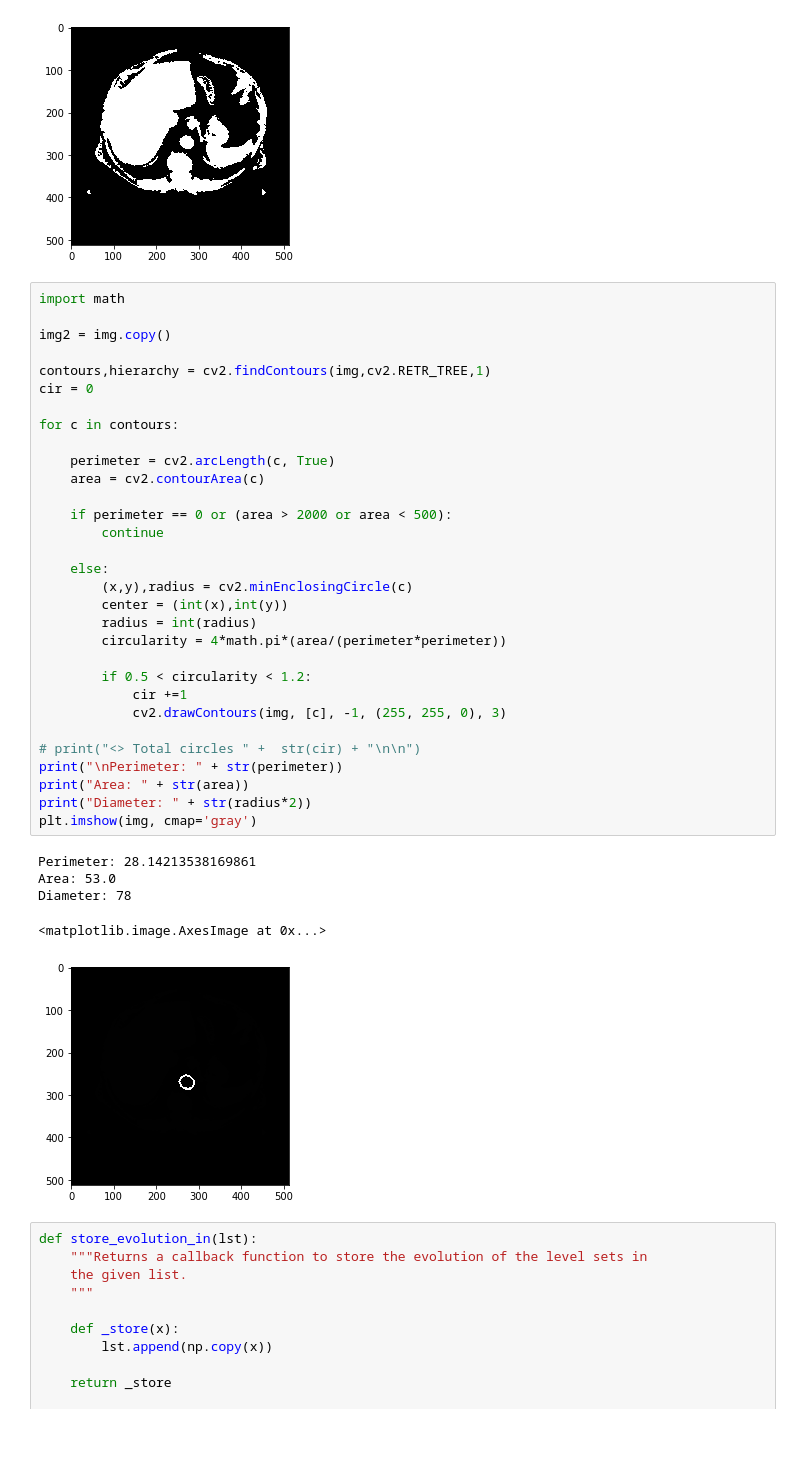
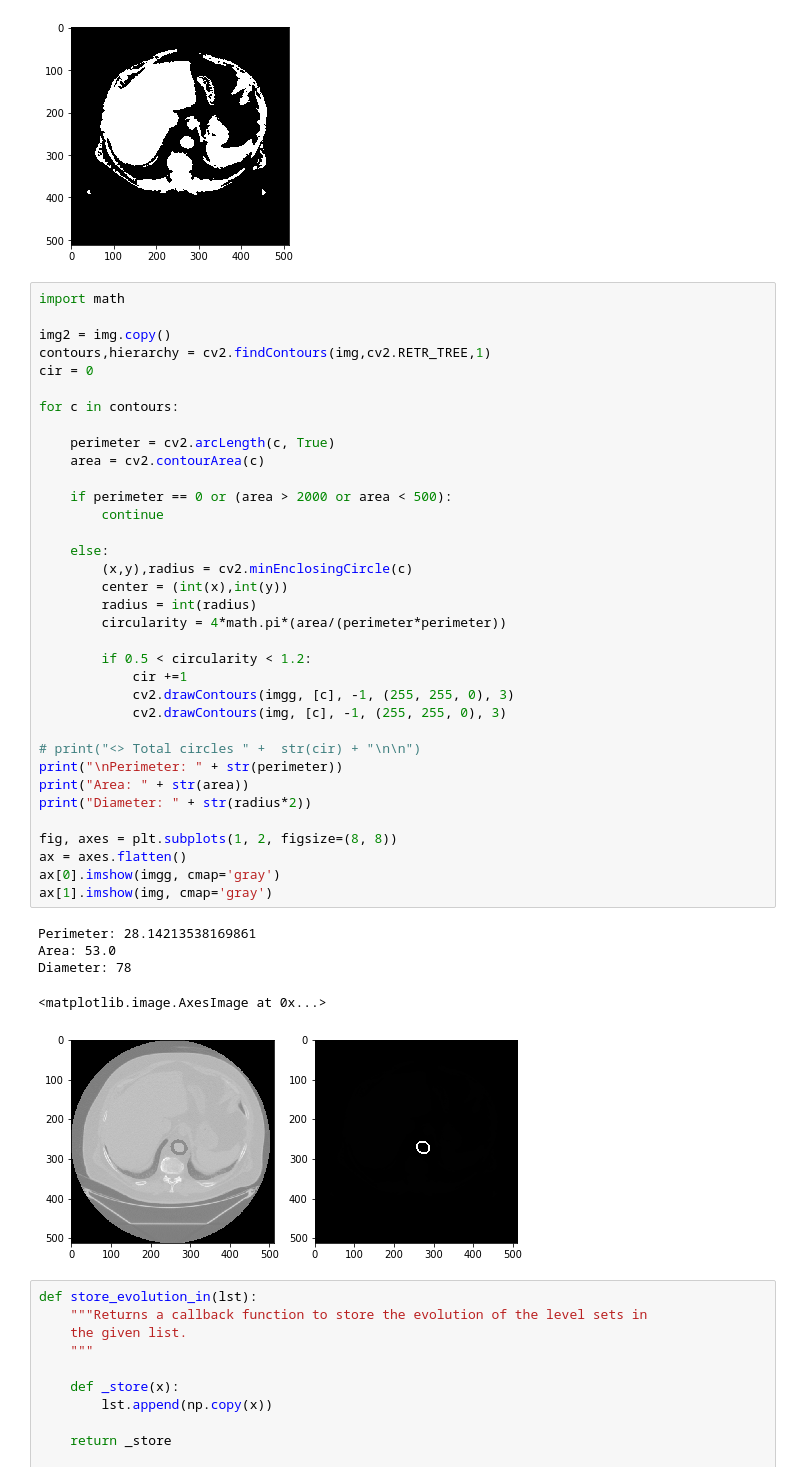
Before and after one commit to IUCVLab/ctscan, a Jupyter notebook: Aorta Segmentation of CT scan Images.ipynb, the cells around one changed output. Cells and saved outputs as stored; diff of their text form; blank space fills up the shorter version.

```diff
--- a/Aorta Segmentation of CT scan Images.ipynb
+++ b/Aorta Segmentation of CT scan Images.ipynb
@@ -117,39 +114,43 @@ plt.imshow(img, cmap='gray')
 import math
 
 img2 = img.copy()
-
 contours,hierarchy = cv2.findContours(img,cv2.RETR_TREE,1)
 cir = 0
 
 for c in contours:
 
     perimeter = cv2.arcLength(c, True)
     area = cv2.contourArea(c)
 
     if perimeter == 0 or (area > 2000 or area < 500):
         continue
 
     else:
         (x,y),radius = cv2.minEnclosingCircle(c)
         center = (int(x),int(y))
         radius = int(radius)
         circularity = 4*math.pi*(area/(perimeter*perimeter))
 
         if 0.5 < circularity < 1.2:
             cir +=1
+            cv2.drawContours(imgg, [c], -1, (255, 255, 0), 3)
             cv2.drawContours(img, [c], -1, (255, 255, 0), 3)
 
 # print("<> Total circles " +  str(cir) + "\n\n")
 print("\nPerimeter: " + str(perimeter))
 print("Area: " + str(area))
 print("Diameter: " + str(radius*2))
-plt.imshow(img, cmap='gray')
+
+fig, axes = plt.subplots(1, 2, figsize=(8, 8))
+ax = axes.flatten()
+ax[0].imshow(imgg, cmap='gray')
+ax[1].imshow(img, cmap='gray')
 # %% [output]
 Perimeter: 28.14213538169861
 Area: 53.0
 Diameter: 78
 <matplotlib.image.AxesImage at 0x...>
-[figure, old version]
+[figure, new version]
 # %%
 def store_evolution_in(lst):
     """Returns a callback function to store the evolution of the level sets in
```
Also changed, not shown: parts of 1 cell of this notebook.
